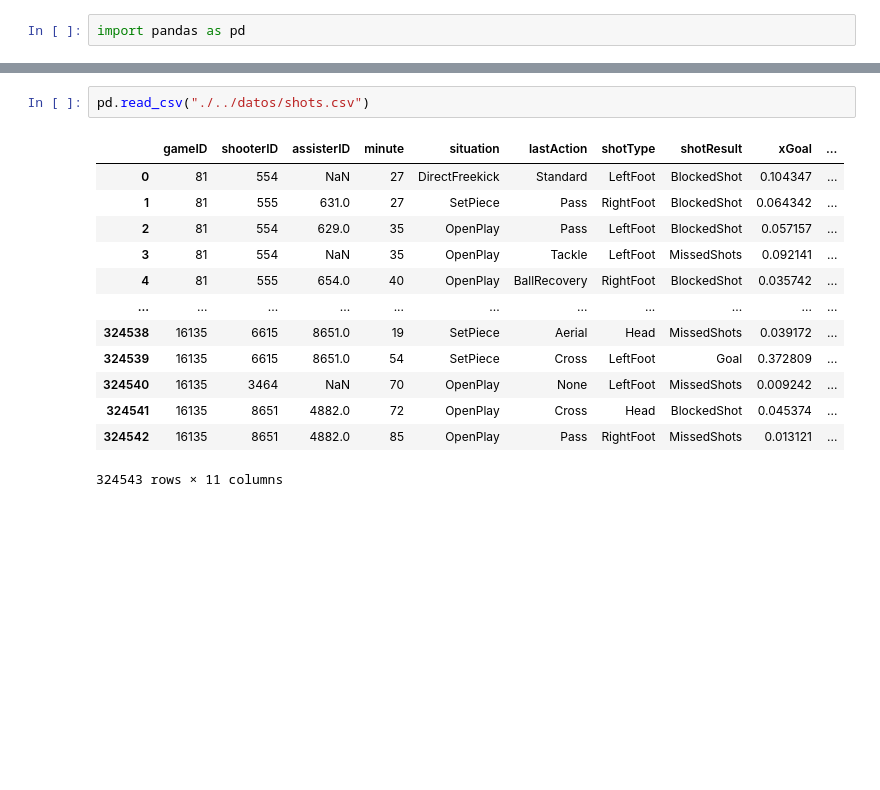
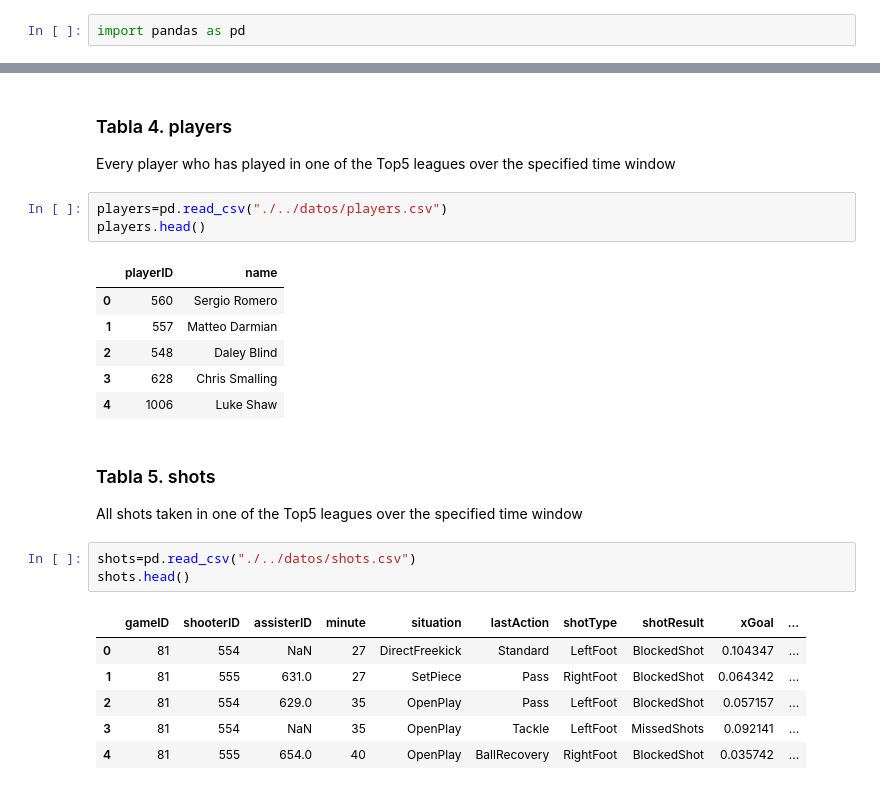
Before and after one commit to kevinerv/proyecto-portafolio, a Jupyter notebook: notebooks/analisis_inicial.ipynb, the cells around one changed output, grey strips where cells are left out. Cells and saved outputs as stored; diff of their text form; blank space fills up the shorter version.

```diff
--- a/notebooks/analisis_inicial.ipynb
+++ b/notebooks/analisis_inicial.ipynb
@@ -3,16 +50,26 @@ import pandas as pd
+# %% [markdown]
+### Tabla 4. players
+Every player who has played in one of the Top5 leagues over the specified time window
+# %%
+players=pd.read_csv("./../datos/players.csv")
+players.head()
+# %% [output]
+|  | playerID | name |
+| 0 | 560 | Sergio Romero |
+| 1 | 557 | Matteo Darmian |
+| 2 | 548 | Daley Blind |
+| 3 | 628 | Chris Smalling |
+| 4 | 1006 | Luke Shaw |
+# %% [markdown]
+### Tabla 5. shots
+All shots taken in one of the Top5 leagues over the specified time window
 # %%
-pd.read_csv("./../datos/shots.csv")
+shots=pd.read_csv("./../datos/shots.csv")
+shots.head()
 # %% [output]
 |  | gameID | shooterID | assisterID | minute | situation | lastAction | shotType | shotResult | xGoal | ... |
 | 0 | 81 | 554 | NaN | 27 | DirectFreekick | Standard | LeftFoot | BlockedShot | 0.104347 | ... |
 | 1 | 81 | 555 | 631.0 | 27 | SetPiece | Pass | RightFoot | BlockedShot | 0.064342 | ... |
 | 2 | 81 | 554 | 629.0 | 35 | OpenPlay | Pass | LeftFoot | BlockedShot | 0.057157 | ... |
 | 3 | 81 | 554 | NaN | 35 | OpenPlay | Tackle | LeftFoot | MissedShots | 0.092141 | ... |
 | 4 | 81 | 555 | 654.0 | 40 | OpenPlay | BallRecovery | RightFoot | BlockedShot | 0.035742 | ... |
-| ... | ... | ... | ... | ... | ... | ... | ... | ... | ... | ... |
-| 324538 | 16135 | 6615 | 8651.0 | 19 | SetPiece | Aerial | Head | MissedShots | 0.039172 | ... |
-| 324539 | 16135 | 6615 | 8651.0 | 54 | SetPiece | Cross | LeftFoot | Goal | 0.372809 | ... |
-| 324540 | 16135 | 3464 | NaN | 70 | OpenPlay | None | LeftFoot | MissedShots | 0.009242 | ... |
-| 324541 | 16135 | 8651 | 4882.0 | 72 | OpenPlay | Cross | Head | BlockedShot | 0.045374 | ... |
-| 324542 | 16135 | 8651 | 4882.0 | 85 | OpenPlay | Pass | RightFoot | MissedShots | 0.013121 | ... |
-324543 rows × 11 columns
```
Also changed, not shown: parts of 33 cells of this notebook, 5 other files.
